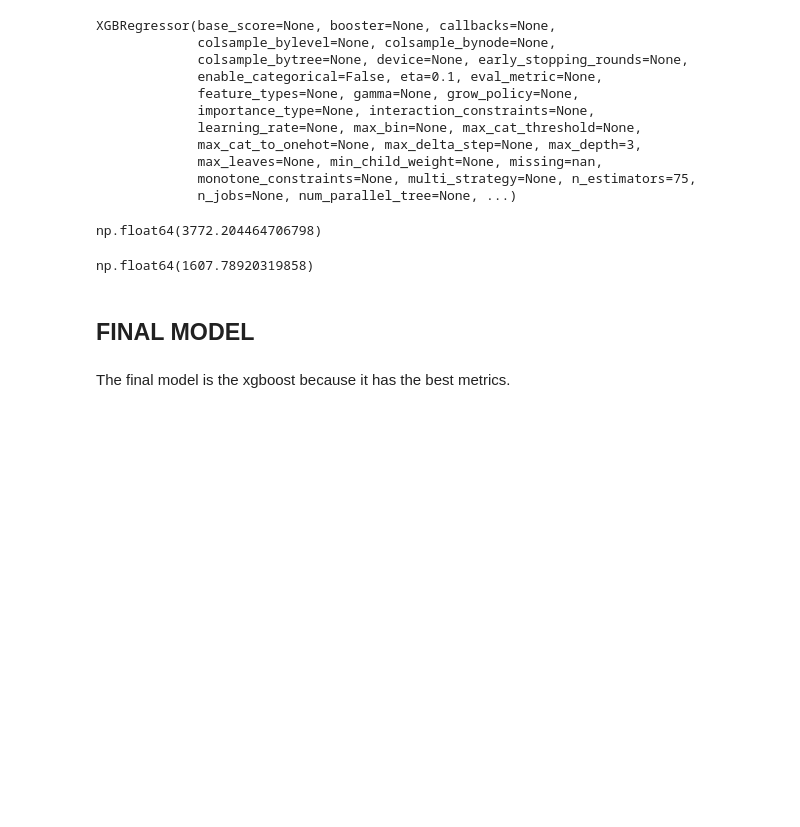
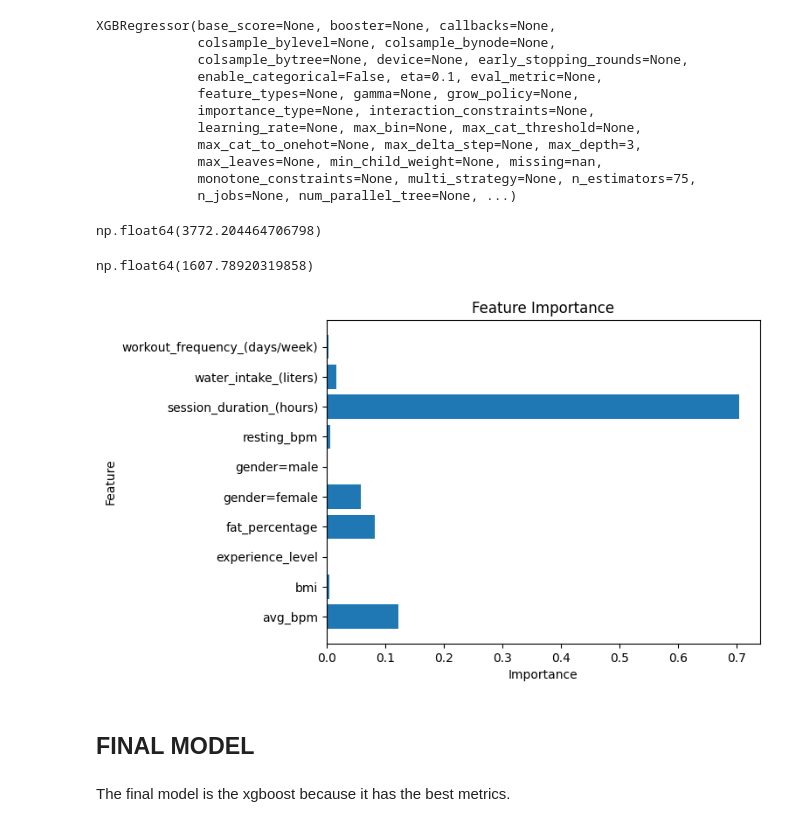
Before and after one commit to bruno-jga/calorie_burning_predictor_project, a Jupyter notebook: data_preparation_and_model_testing_ntbk.ipynb, the cells around one changed output. Saved outputs shown, nothing was run; the diff lists cells and outputs as text; code cells hidden in the pictures; blank space fills up the shorter version.

Commit message:
added feature importance visualization

```diff
--- a/data_preparation_and_model_testing_ntbk.ipynb
+++ b/data_preparation_and_model_testing_ntbk.ipynb
@@ -622,6 +622,14 @@ np.float64(3772.204464706798)
 mean_squared_error(y_full_train, predict(df_full_train,dv,final_model))
 # %% [output]
 np.float64(1607.78920319858)
+# %%
+plt.barh(dv.feature_names_, final_model.feature_importances_)
+plt.xlabel('Importance')
+plt.ylabel('Feature')
+plt.title('Feature Importance')
+plt.show()
+# %% [output]
+[figure, added]
 # %% [markdown]
 ## FINAL MODEL
 # %% [markdown]
```
Also changed, not shown: parts of 4 cells of this notebook.
